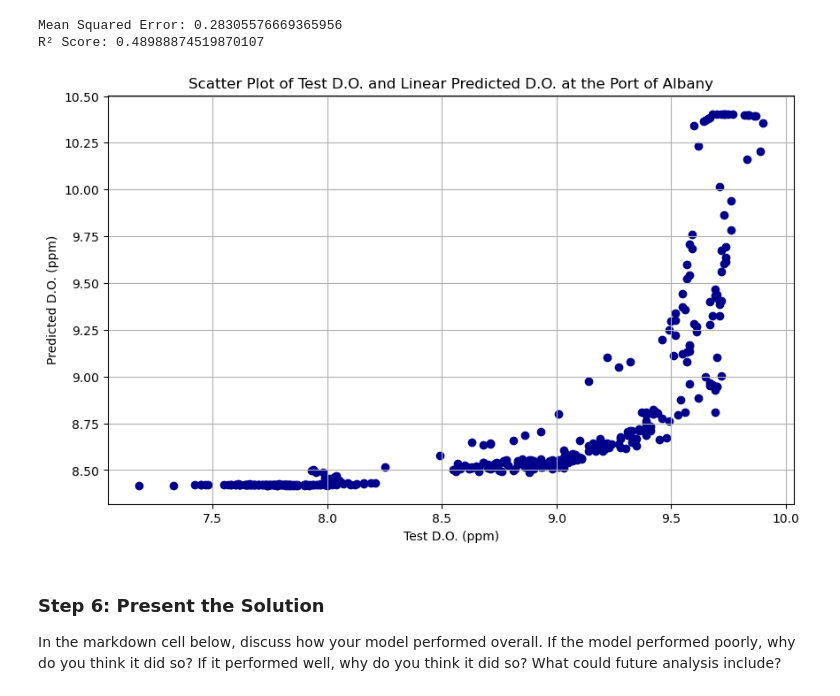
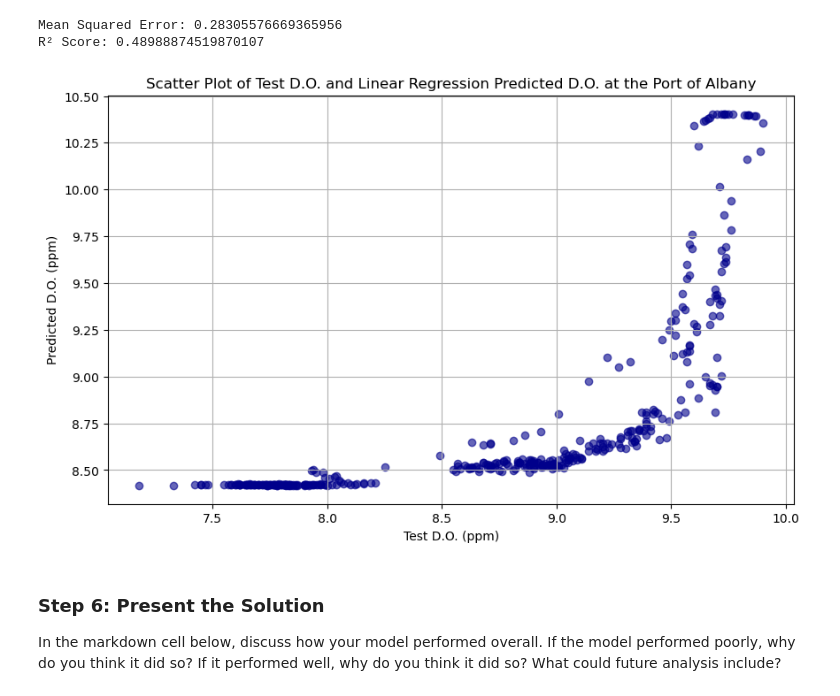
Before and after one commit to haylee360/EDS232-labs, a Jupyter notebook: Week1/Lab1-hurricane.ipynb, the cells around one changed output. Drawn from its saved outputs; the diff is of its cells as text; code cells hidden in the pictures.

```diff
--- a/Week1/Lab1-hurricane.ipynb
+++ b/Week1/Lab1-hurricane.ipynb
@@ -195,15 +207,15 @@ R² Score: 0.48988874519870107
 # %%
 # Visualize predictions vs. actual values
 plt.figure(figsize=(10, 6))  # Setting the figure size for better visibility
-plt.scatter(Y_test, Y_pred, c='DarkBlue')
+plt.scatter(Y_test, Y_pred, c='DarkBlue', alpha = 0.6)
 
 plt.grid(True)
 plt.xlabel('Test D.O. (ppm)')
 plt.ylabel('Predicted D.O. (ppm)')
-plt.title('Scatter Plot of Test D.O. and Linear Predicted D.O. at the Port of Albany')
+plt.title('Scatter Plot of Test D.O. and Linear Regression Predicted D.O. at the Port of Albany')
 plt.show()
 # %% [output]
-[figure, old version]
+[figure, new version]
 # %% [markdown]
 ### Step 6:  Present the Solution
 In the markdown cell below, discuss how your model performed overall. If the model performed poorly, why do you think it did so? If it performed well, why do you think it did so? What could future analysis include?
```
Also changed, not shown: parts of 7 cells of this notebook.
